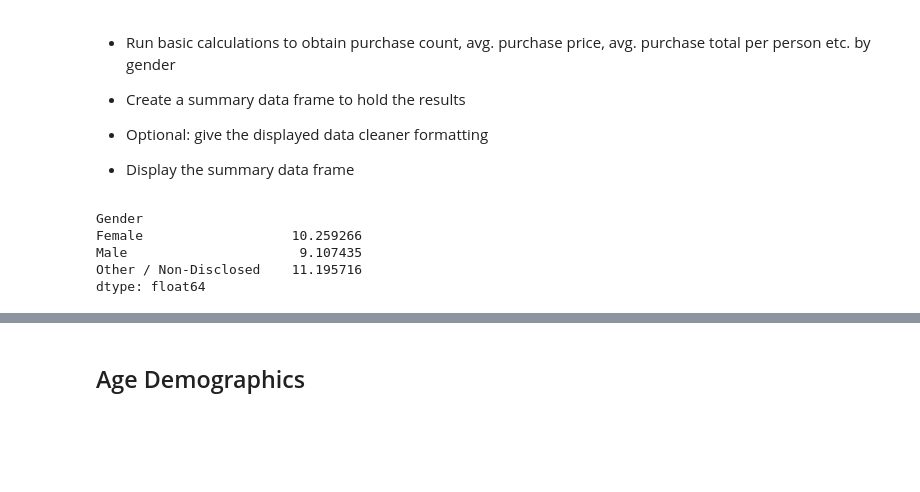
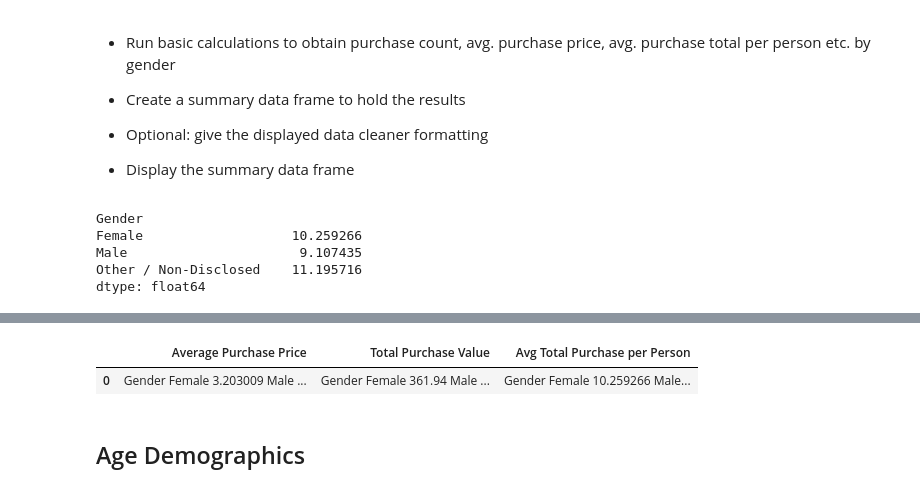
Before and after one commit to rrobles1/Heroes-of-Pymoli, a Jupyter notebook: Purchasing Report/HeroesOfPymoli_starter.ipynb, the cells around one changed output, grey strips where cells are left out. Saved outputs shown, nothing was run; the diff lists cells and outputs as text; code cells hidden in the pictures; blank space fills up the shorter version.

```diff
--- a/Purchasing Report/HeroesOfPymoli_starter.ipynb
+++ b/Purchasing Report/HeroesOfPymoli_starter.ipynb
@@ -194,7 +210,9 @@ total_pvalue = purchase_data.groupby("Gender")["Price"].sum()
 total_pvalue
 
 
-# avg_totalp = (total_pvalue * avg_p_price) / purchase_analysis_count
+avg_totalp = (total_pvalue * avg_p_price) /  purchase_analysis_count
+avg_totalp
+# I keep getting average total purchase values that are too high
 # %% [output]
 Gender
 Female                   10.259266
@@ -211,3 +222,14 @@ dtype: float64
+# %%
+Gender_Analysis = pd.DataFrame(
+    {"Average Purchase Price": [avg_p_price],
+     "Total Purchase Value": [total_pvalue],
+     "Avg Total Purchase per Person": [avg_totalp]
+    })
+Gender_Analysis
+# I don't understand why the rows printed like this
+# %% [output]
+|  | Average Purchase Price | Total Purchase Value | Avg Total Purchase per Person |
+| 0 | Gender Female 3.203009 Male ... | Gender Female 361.94 Male ... | Gender Female 10.259266 Male... |
 # %% [markdown]
 ## Age Demographics
 # %% [markdown]
```
Also changed, not shown: parts of 18 cells of this notebook.
